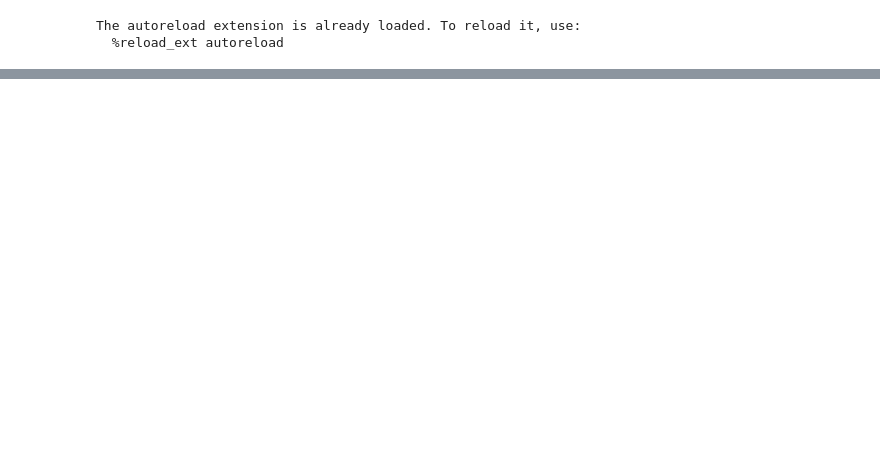
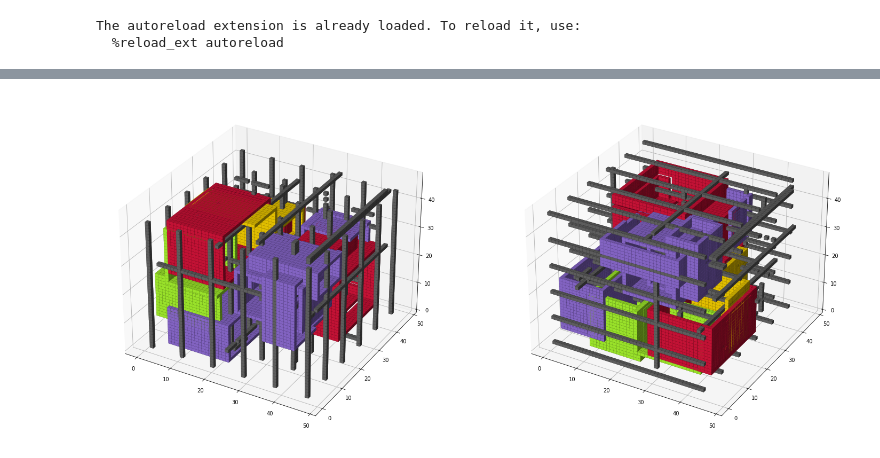
Before and after one commit to juan-garassino/deepSculpt, a Jupyter notebook: notebooks/generate-elements.ipynb, the cells around one changed output, grey strips where cells are left out. Drawn from its saved outputs; the diff is of its cells as text; code cells hidden in the pictures; blank space fills up the shorter version.

```diff
--- a/notebooks/generate-elements.ipynb
+++ b/notebooks/generate-elements.ipynb
@@ -90,0 +68,8 @@ plt.savefig('image.png')
+# %%
+decoder_output = decoder.decoder()
+# %%
+plotter = Plotter(decoder_output, "#ffffff")
+
+plotter.plot_sculpture()
+# %% [output]
+[figure, added]
```
Also changed, not shown: parts of 12 cells of this notebook, 1 other file.
